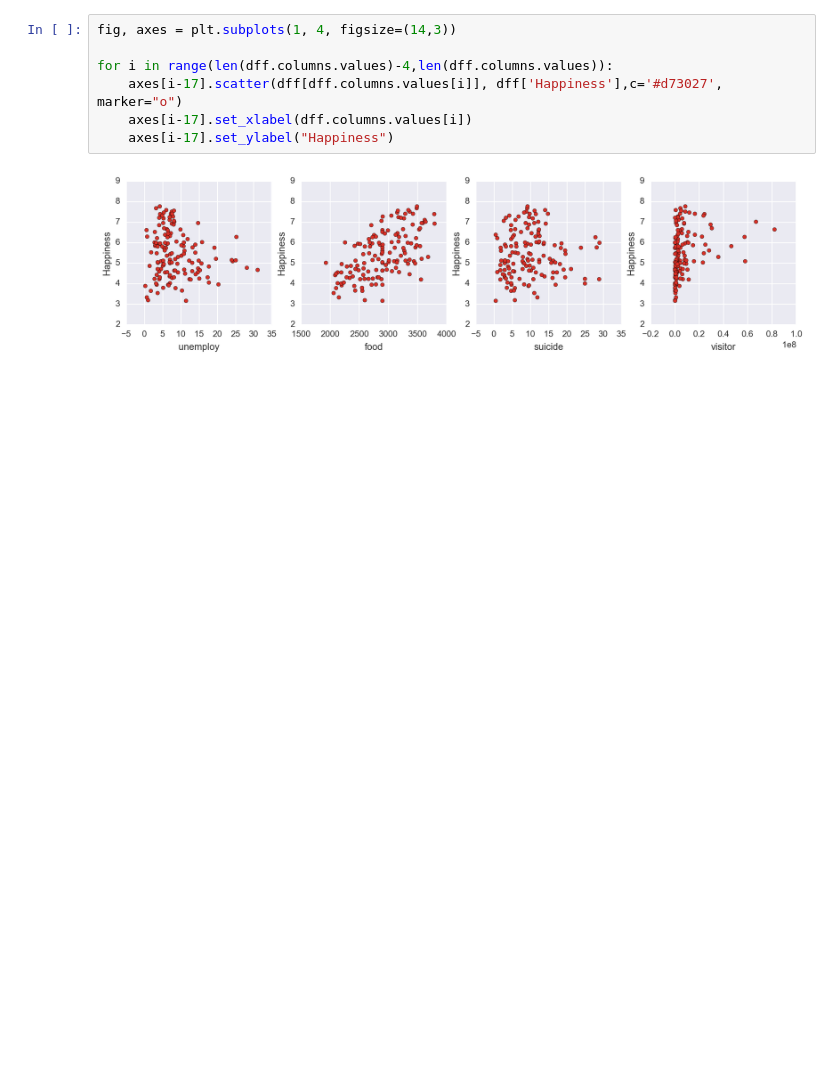
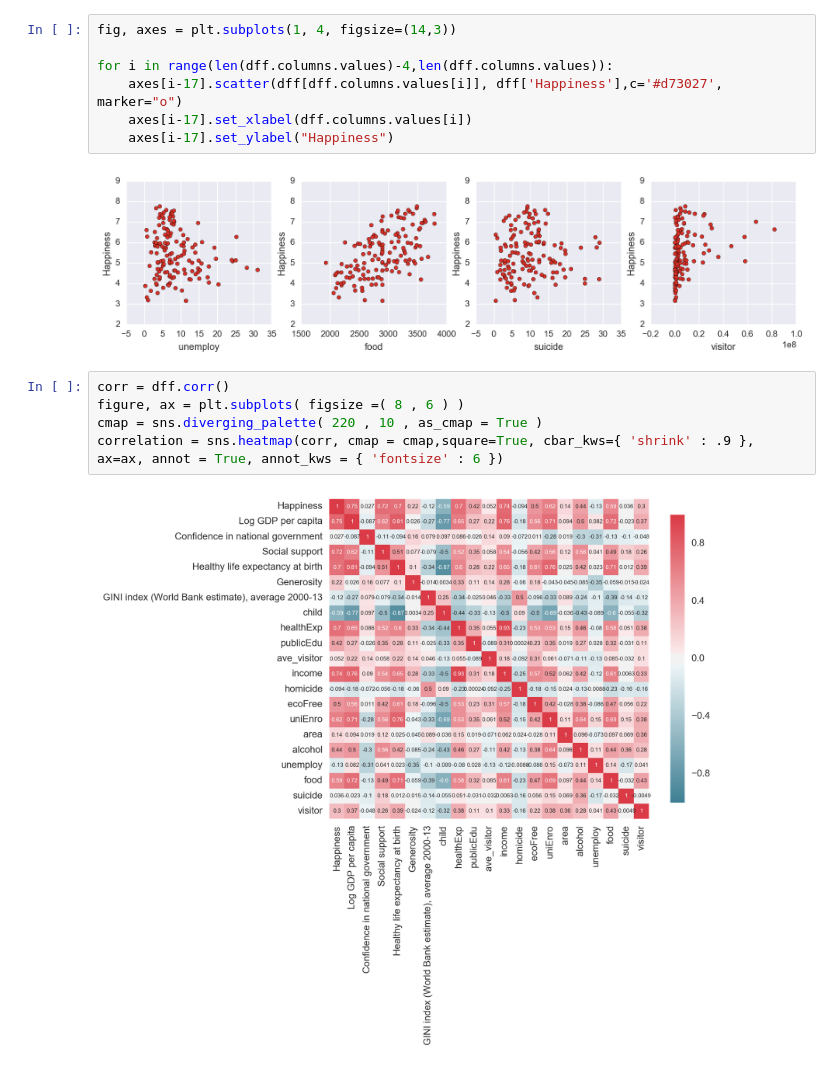
Before and after one commit to dangspin/SpringBoard_Projects, a Jupyter notebook: project_data/Feature_relation.ipynb, the cells around one changed output. Cells and saved outputs as stored; diff of their text form; blank space fills up the shorter version.

```diff
--- a/project_data/Feature_relation.ipynb
+++ b/project_data/Feature_relation.ipynb
@@ -376,3 +376,10 @@ for i in range(len(dff.columns.values)-4,len(dff.columns.values)):
     axes[i-17].set_ylabel("Happiness")
 # %% [output]
 [figure]
+# %%
+corr = dff.corr()
+figure, ax = plt.subplots( figsize =( 8 , 6 ) )
+cmap = sns.diverging_palette( 220 , 10 , as_cmap = True )
+correlation = sns.heatmap(corr, cmap = cmap,square=True, cbar_kws={ 'shrink' : .9 }, ax=ax, annot = True, annot_kws = { 'fontsize' : 6 })
+# %% [output]
+[figure, added]
```
Also changed, not shown: parts of 1 cell of this notebook.
